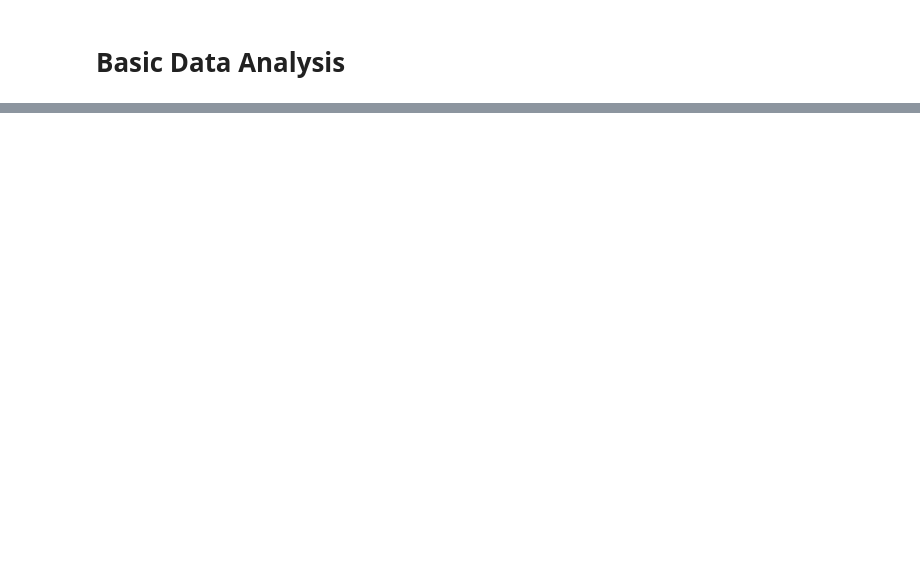
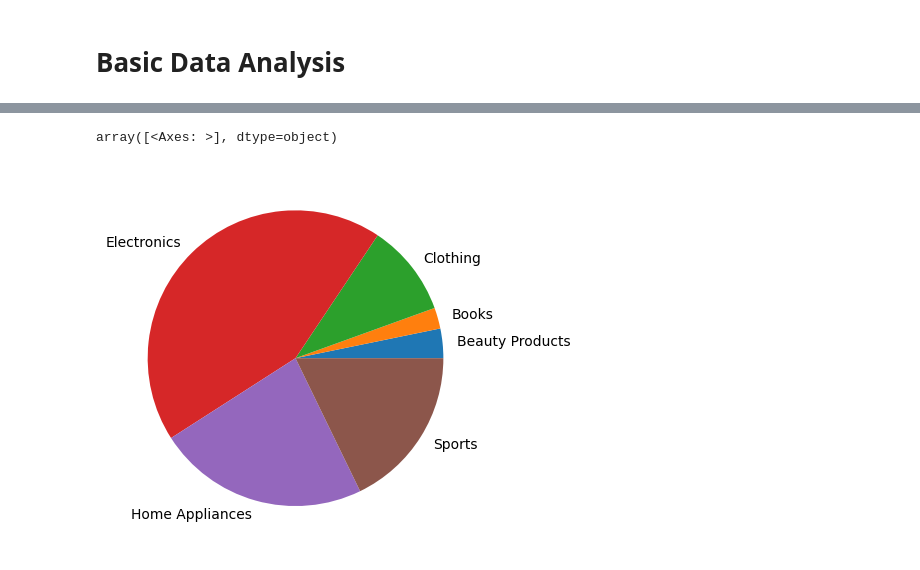
Before and after one commit to saad-sufyan-dev/python-learning-lab, a Jupyter notebook: data_analysis/day_02.ipynb, the cells around one changed output, grey strips where cells are left out. Saved outputs shown, nothing was run; the diff lists cells and outputs as text; code cells hidden in the pictures; blank space fills up the shorter version.

```diff
--- a/data_analysis/day_02.ipynb
+++ b/data_analysis/day_02.ipynb
@@ -213,0 +104,5 @@ Min Sales of each region:
+# %%
+df.groupby("Product Category")["Total Revenue"].mean().plot(kind="pie", subplots=True)
+# %% [output]
+array([<Axes: >], dtype=object)
+[figure, added]
```
Also changed, not shown: parts of 32 cells of this notebook, 2 other files.
